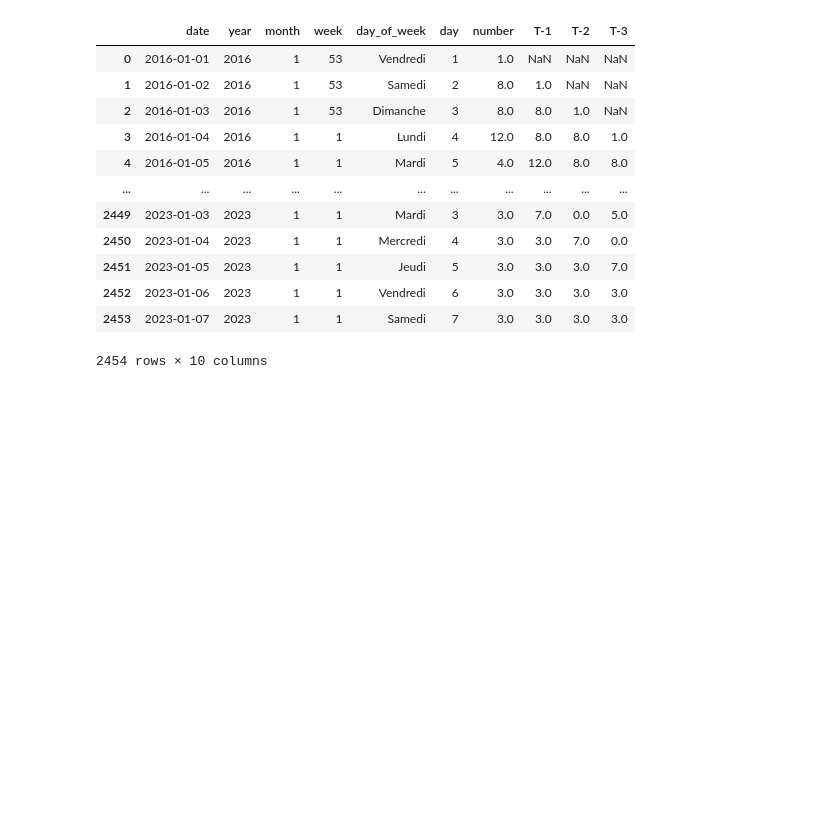
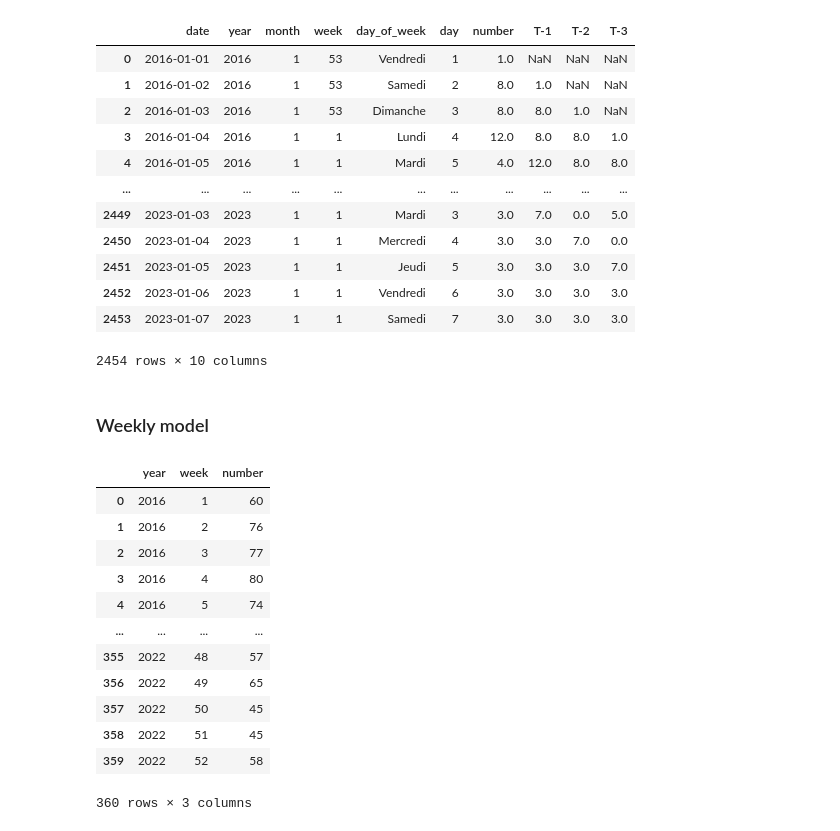
Before and after one commit to RudyBourez/Time-Series, a Jupyter notebook: Modèles/machine_learning.ipynb, the cells around one changed output. Drawn from its saved outputs; the diff is of its cells as text; code cells hidden in the pictures; blank space fills up the shorter version.

```diff
--- a/Modèles/machine_learning.ipynb
+++ b/Modèles/machine_learning.ipynb
@@ -215,3 +214,7 @@ data
 | 2452 | 2023-01-06 | 2023 | 1 | 1 | Vendredi | 6 | 3.0 | 3.0 | 3.0 | 3.0 |
 | 2453 | 2023-01-07 | 2023 | 1 | 1 | Samedi | 7 | 3.0 | 3.0 | 3.0 | 3.0 |
 2454 rows × 10 columns
+# %% [markdown]
+### Weekly model
+# %%
+week_data = pd.read_csv('../data_cleaned.csv')
@@ -217,0 +226,16 @@ data
+# %%
+week_data
+# %% [output]
+|  | year | week | number |
+| 0 | 2016 | 1 | 60 |
+| 1 | 2016 | 2 | 76 |
+| 2 | 2016 | 3 | 77 |
+| 3 | 2016 | 4 | 80 |
+| 4 | 2016 | 5 | 74 |
+| ... | ... | ... | ... |
+| 355 | 2022 | 48 | 57 |
+| 356 | 2022 | 49 | 65 |
+| 357 | 2022 | 50 | 45 |
+| 358 | 2022 | 51 | 45 |
+| 359 | 2022 | 52 | 58 |
+360 rows × 3 columns
```
Also changed, not shown: parts of 24 cells of this notebook, 4 other files.
